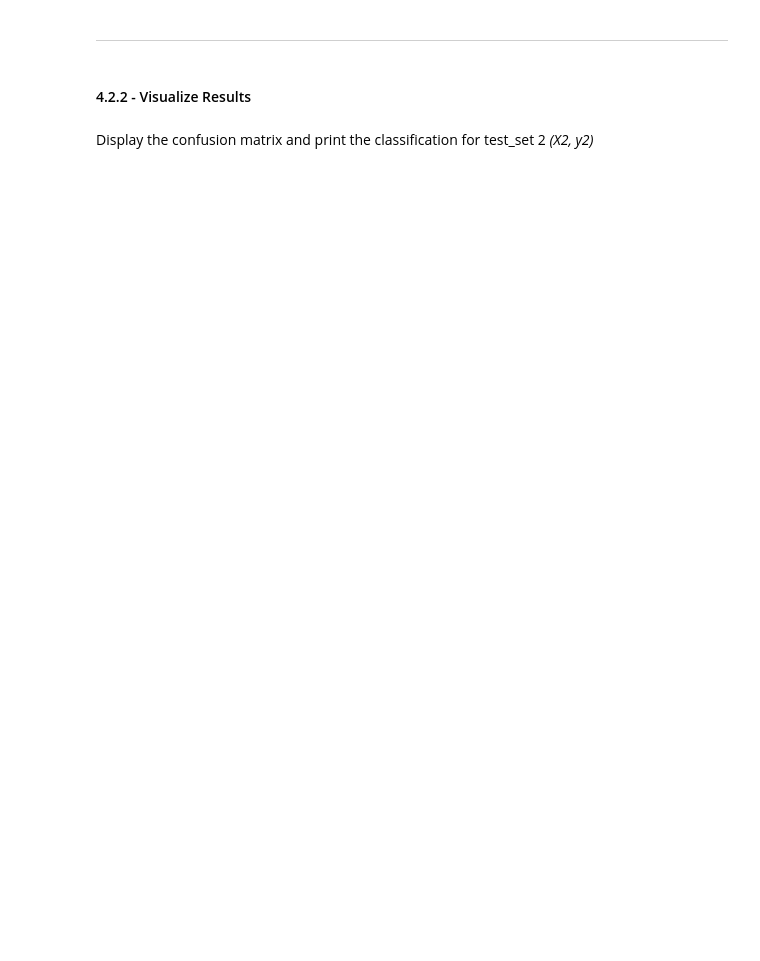
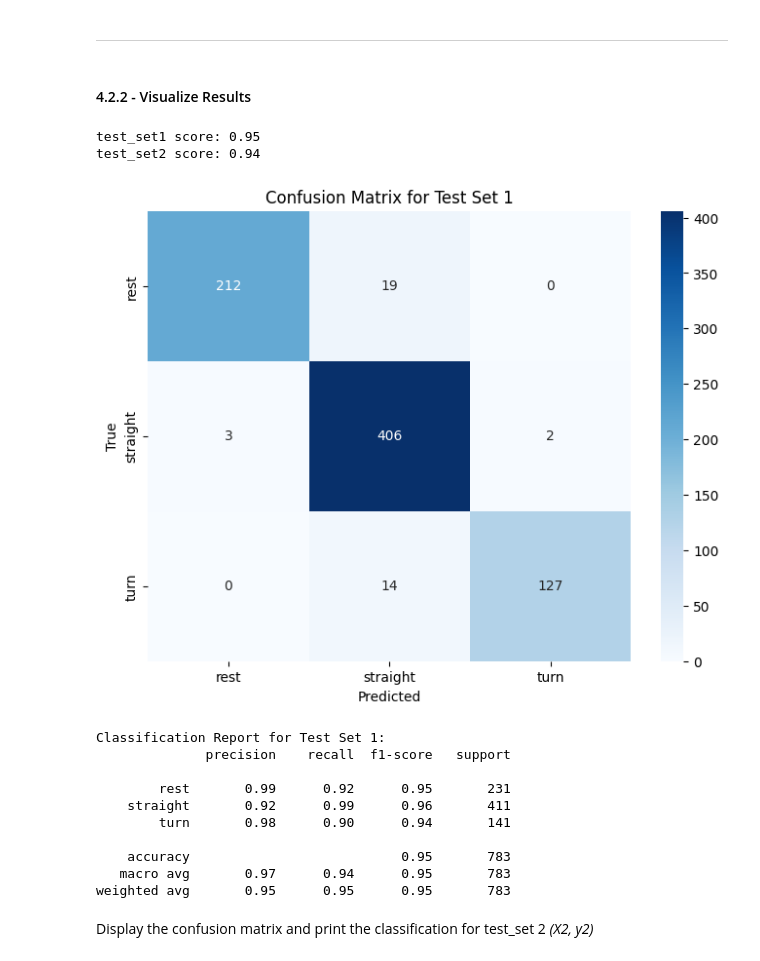
Before and after one commit to NATHANIELLAMPTEYLANTEI/engg680_2024_fall, a Jupyter notebook: Lab_Assignment 4/Assignment 4.ipynb, the cells around one changed output. Drawn from its saved outputs; the diff is of its cells as text; code cells hidden in the pictures; blank space fills up the shorter version.

```diff
--- a/Lab_Assignment 4/Assignment 4.ipynb
+++ b/Lab_Assignment 4/Assignment 4.ipynb
@@ -919,0 +996,7 @@ X.head(2)
+# %%
+# TODO - Load motion_state column (target vector) into y
+# Extract the target column ('motion_state') into y
+y = cv_set['motion_state']  # Replace 'motion_state' with the actual name of the target column
+
+# Display the first few rows to confirm
+y.head()
@@ -975,6 +1235,12 @@ ___
 #### 4.2.1 - Extract group selected features and targets from test datasets
 # %%
 # TODO - Load the target vector from test_set1 into y1, and all features from test_set1 into X1
-# y1 =
-# X1 =
+
+# Replace 'motion_state' with the actual name of the target column
+y1 = test_set1['motion_state']  # Extract the target column
+
+# Extract all features by dropping the target column
+X1 = test_set1.drop(columns=['motion_state'])  # Replace 'motion_state' with the actual target column name
+
+# Display the first two rows of features to confirm
 X1.head(2)
@@ -989,5 +1270,15 @@ ___
 #### 4.2.2 - Visualize Results
 # %%
 # TODO - Print test score accuracies for test_set1 and test_set2
-#print("test_set1 score: {:.2f}".format(???))
-#print("test_set2 score: {:.2f}".format(???))
+
+
+# Calculate and print the test set score for test_set1
+test_set1_score = grid.best_estimator_.score(X1, y1)
+print("test_set1 score: {:.2f}".format(test_set1_score))
+
+# Calculate and print the test set score for test_set2
+test_set2_score = grid.best_estimator_.score(X2, y2)
+print("test_set2 score: {:.2f}".format(test_set2_score))
+# %% [output]
+test_set1 score: 0.95
+test_set2 score: 0.94
@@ -996,2 +1285,40 @@ ___
+# %%
+# TODO - Display confusion matrix and print classification report for (X1, y1)
+
+from sklearn.metrics import confusion_matrix, classification_report
+import seaborn as sns
+import matplotlib.pyplot as plt
+
+# TODO - Display confusion matrix and print classification report for (X1, y1)
+
+# Predict on test_set1
+y1_pred = grid.best_estimator_.predict(X1)
+
+# Generate the confusion matrix
+cm1 = confusion_matrix(y1, y1_pred)
+
+# Plot the confusion matrix as a heatmap
+plt.figure(figsize=(8, 6))
+sns.heatmap(cm1, annot=True, fmt='d', cmap='Blues', xticklabels=grid.best_estimator_.classes_, yticklabels=grid.best_estimator_.classes_)
+plt.xlabel('Predicted')
+plt.ylabel('True')
+plt.title('Confusion Matrix for Test Set 1')
+plt.show()
+
+# Print the classification report
+print("\nClassification Report for Test Set 1:")
+print(classification_report(y1, y1_pred))
+# %% [output]
+[figure, added]
+Classification Report for Test Set 1:
+              precision    recall  f1-score   support
+
+        rest       0.99      0.92      0.95       231
+    straight       0.92      0.99      0.96       411
+        turn       0.98      0.90      0.94       141
+
+    accuracy                           0.95       783
+   macro avg       0.97      0.94      0.95       783
+weighted avg       0.95      0.95      0.95       783
 # %% [markdown]
 Display the confusion matrix and print the classification for test_set 2 *(X2, y2)*
```
Also changed, not shown: parts of 32 cells of this notebook.
